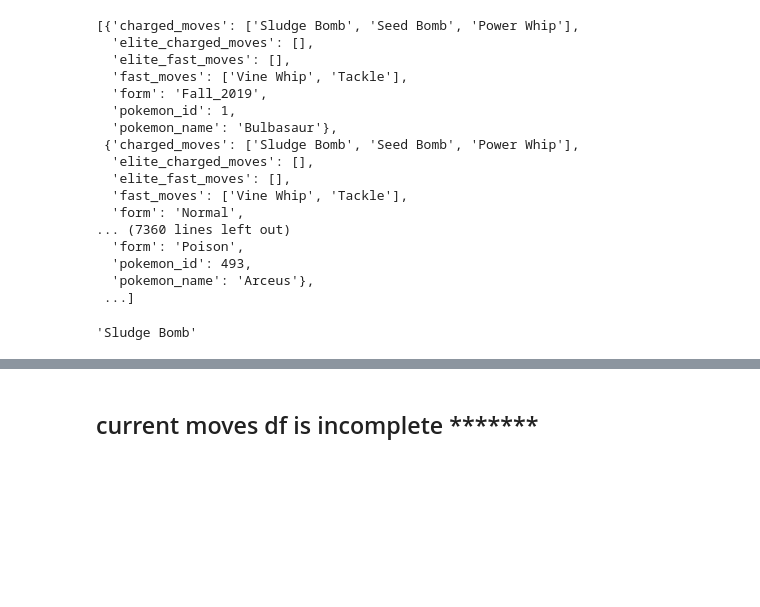
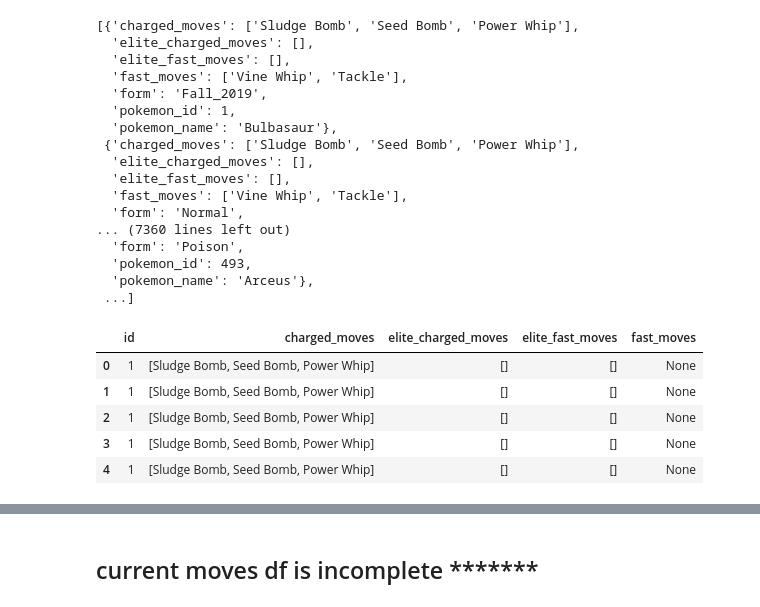
Before and after one commit to tiffanyharris711/gotta-cache-em-all, a Jupyter notebook: Analysis/Analysis.ipynb, the cells around one changed output, grey strips where cells are left out. Drawn from its saved outputs; the diff is of its cells as text; code cells hidden in the pictures; blank space fills up the shorter version.

```diff
--- a/Analysis/Analysis.ipynb
+++ b/Analysis/Analysis.ipynb
@@ -301,7 +303,18 @@ for i in range(len(url_response)):
         elite_charged_moves_list.append(url['elite_charged_moves'])
         elite_fast_moves_list.append(url['elite_fast_moves'])
         id_list.append(url['pokemon_id'])
-# %%
-charged_moves_list[0][0]
-# %% [output]
-'Sludge Bomb'
+# %%
+complete_list = [id_list, charged_moves_list, elite_charged_moves_list, elite_fast_moves_list,
+                 fast_moves_list]
+
+df_curr_moves = pd.DataFrame(complete_list).transpose()
+df_curr_moves.columns = ['id', 'charged_moves', 'elite_charged_moves', 'elite_fast_moves', 'fast_moves']
+# df_curr_moves = df_curr_moves.drop_duplicates()
+df_curr_moves.head()
+# %% [output]
+|  | id | charged_moves | elite_charged_moves | elite_fast_moves | fast_moves |
+| 0 | 1 | [Sludge Bomb, Seed Bomb, Power Whip] | [] | [] | None |
+| 1 | 1 | [Sludge Bomb, Seed Bomb, Power Whip] | [] | [] | None |
+| 2 | 1 | [Sludge Bomb, Seed Bomb, Power Whip] | [] | [] | None |
+| 3 | 1 | [Sludge Bomb, Seed Bomb, Power Whip] | [] | [] | None |
+| 4 | 1 | [Sludge Bomb, Seed Bomb, Power Whip] | [] | [] | None |
```
Also changed, not shown: parts of 3 cells of this notebook, 27 other files.
